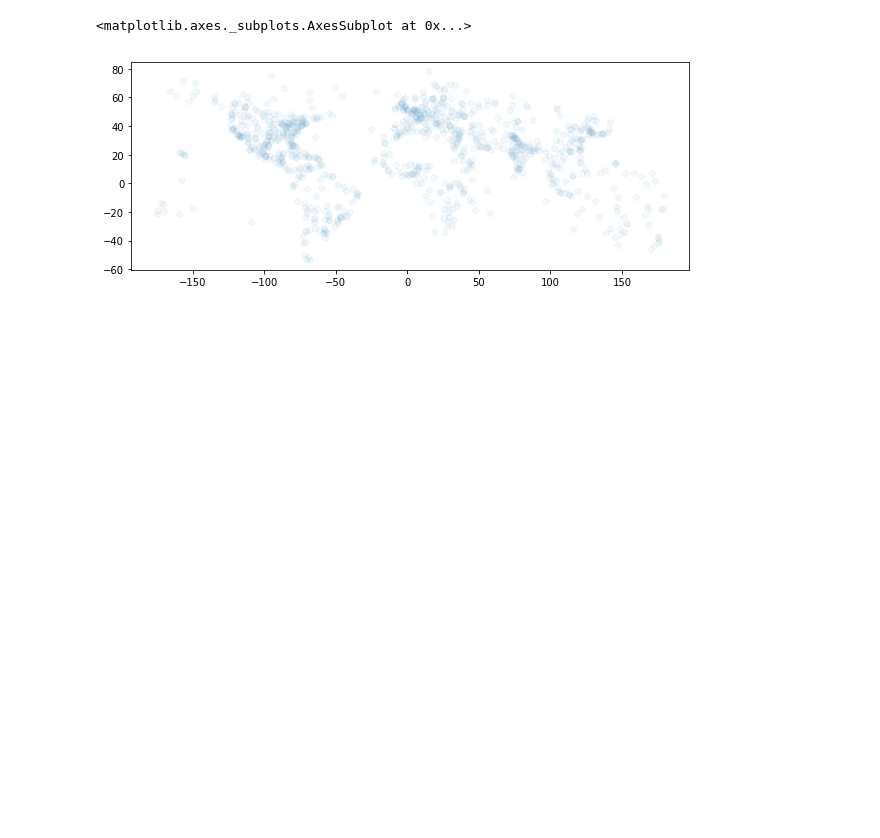
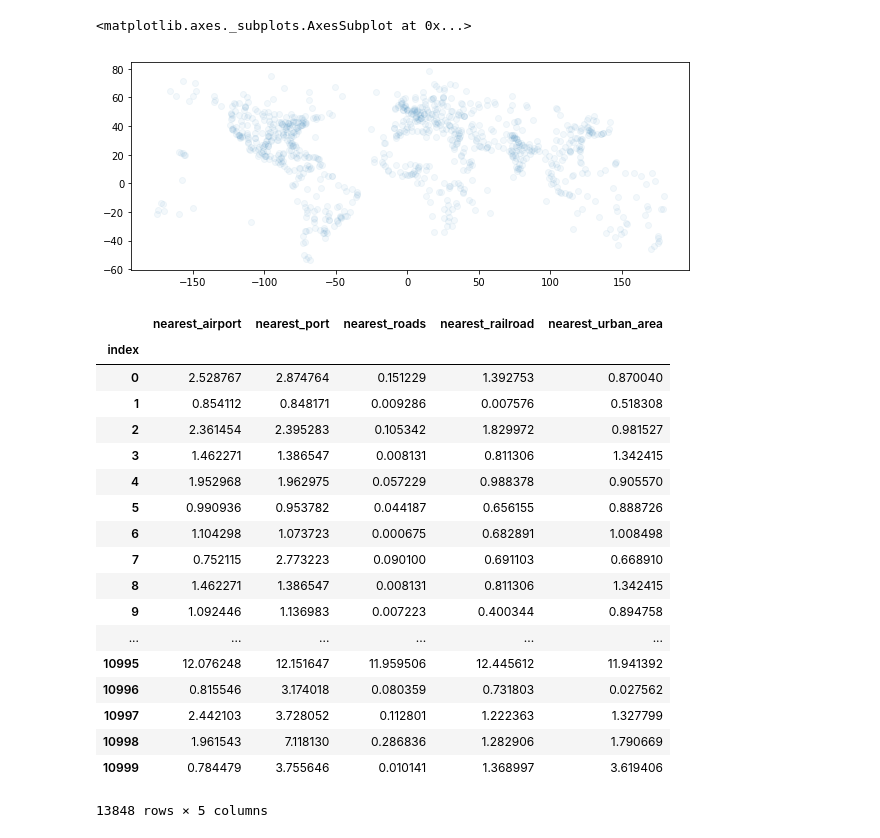
Before and after one commit to thiesgehrmann/JuSiPy_Asser, a Jupyter notebook: 1_pipeline_features.ipynb, the cells around one changed output. Cells and saved outputs as stored; diff of their text form; code cells hidden in the pictures; blank space fills up the shorter version.

```diff
--- a/1_pipeline_features.ipynb
+++ b/1_pipeline_features.ipynb
@@ -156,3 +155,25 @@ A_latlong.datasets[0]._loaded['airport']._DF.plot(figsize=(10,5), alpha=0.05)
 # %% [output]
 <matplotlib.axes._subplots.AxesSubplot at 0x...>
 [figure]
+# %%
+latlong_features
+# %% [output]
+|  | nearest_airport | nearest_port | nearest_roads | nearest_railroad | nearest_urban_area |
+| index |  |  |  |  |  |
+| 0 | 2.528767 | 2.874764 | 0.151229 | 1.392753 | 0.870040 |
+| 1 | 0.854112 | 0.848171 | 0.009286 | 0.007576 | 0.518308 |
+| 2 | 2.361454 | 2.395283 | 0.105342 | 1.829972 | 0.981527 |
+| 3 | 1.462271 | 1.386547 | 0.008131 | 0.811306 | 1.342415 |
+| 4 | 1.952968 | 1.962975 | 0.057229 | 0.988378 | 0.905570 |
+| 5 | 0.990936 | 0.953782 | 0.044187 | 0.656155 | 0.888726 |
+| 6 | 1.104298 | 1.073723 | 0.000675 | 0.682891 | 1.008498 |
+| 7 | 0.752115 | 2.773223 | 0.090100 | 0.691103 | 0.668910 |
+| 8 | 1.462271 | 1.386547 | 0.008131 | 0.811306 | 1.342415 |
+| 9 | 1.092446 | 1.136983 | 0.007223 | 0.400344 | 0.894758 |
+| ... | ... | ... | ... | ... | ... |
+| 10995 | 12.076248 | 12.151647 | 11.959506 | 12.445612 | 11.941392 |
+| 10996 | 0.815546 | 3.174018 | 0.080359 | 0.731803 | 0.027562 |
+| 10997 | 2.442103 | 3.728052 | 0.112801 | 1.222363 | 1.327799 |
+| 10998 | 1.961543 | 7.118130 | 0.286836 | 1.282906 | 1.790669 |
+| 10999 | 0.784479 | 3.755646 | 0.010141 | 1.368997 | 3.619406 |
+13848 rows × 5 columns
```
Also changed, not shown: parts of 2 cells of this notebook, 1 other file.
